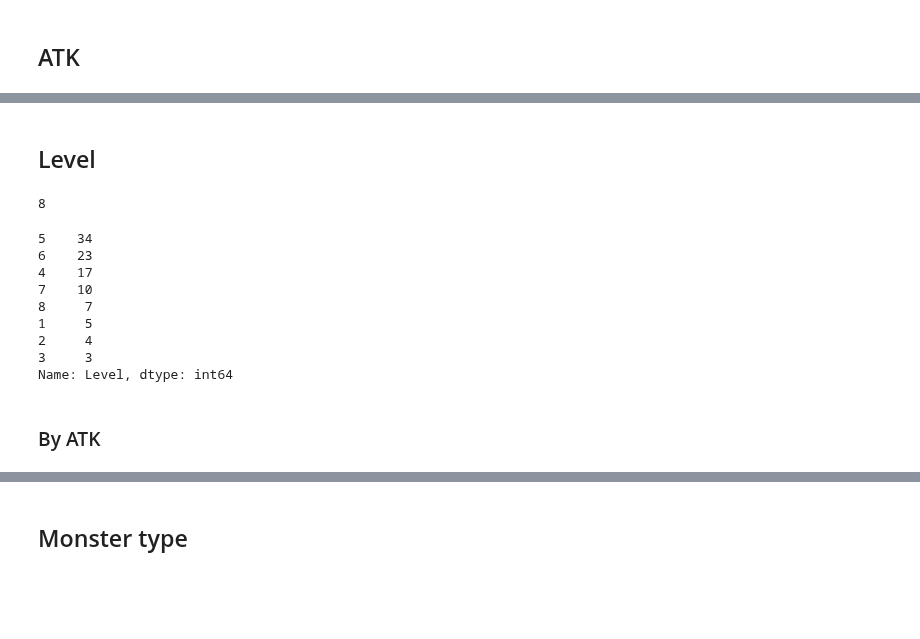
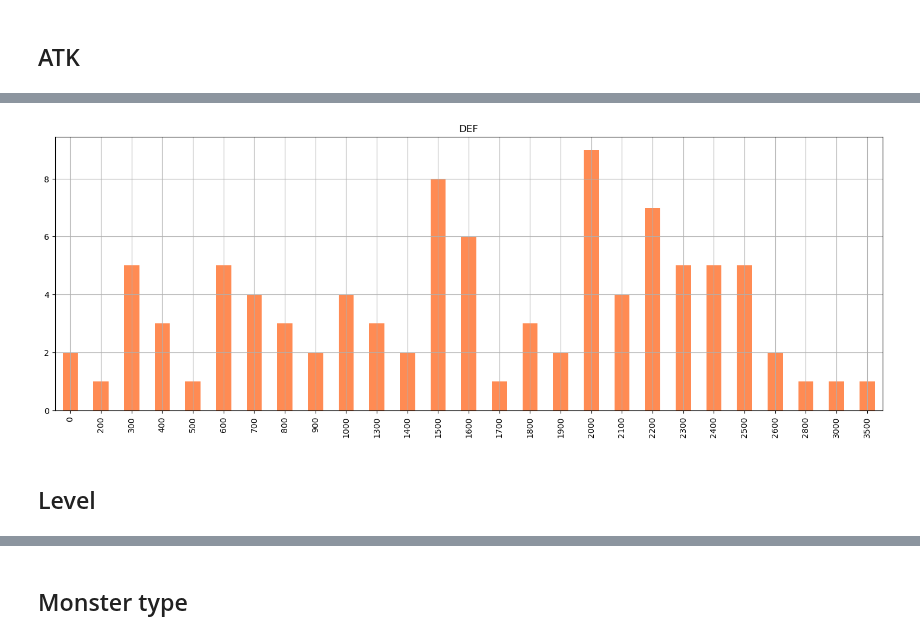
Before and after one commit to guigoruiz1/yugiquery, a Jupyter notebook: source/Bandai.ipynb, the cells around one changed output, grey strips where cells are left out. Drawn from its saved outputs; the diff is of its cells as text; code cells hidden in the pictures; blank space fills up the shorter version.

```diff
--- a/source/Bandai.ipynb
+++ b/source/Bandai.ipynb
@@ -222,20 +169,8 @@ Name: ATK, Length: 95, dtype: int64
+# %%
+def_colors = colors_dict['Monster Card']
+bandai_df['DEF'].value_counts().sort_index(key=lambda x: pd.to_numeric(x, errors = 'coerce')).plot.bar(figsize = (18,6), grid = True, color = def_colors, title = 'DEF')
+plt.show()
+# %% [output]
+[figure, added]
 # %% [markdown]
 ## Level
-# %%
-bandai_df['Level'].nunique()
-# %% [output]
-8
-# %%
-bandai_df['Level'].value_counts()
-# %% [output]
-5    34
-6    23
-4    17
-7    10
-8     7
-1     5
-2     4
-3     3
-Name: Level, dtype: int64
-# %% [markdown]
-### By ATK
```
Also changed, not shown: parts of 38 cells of this notebook.
